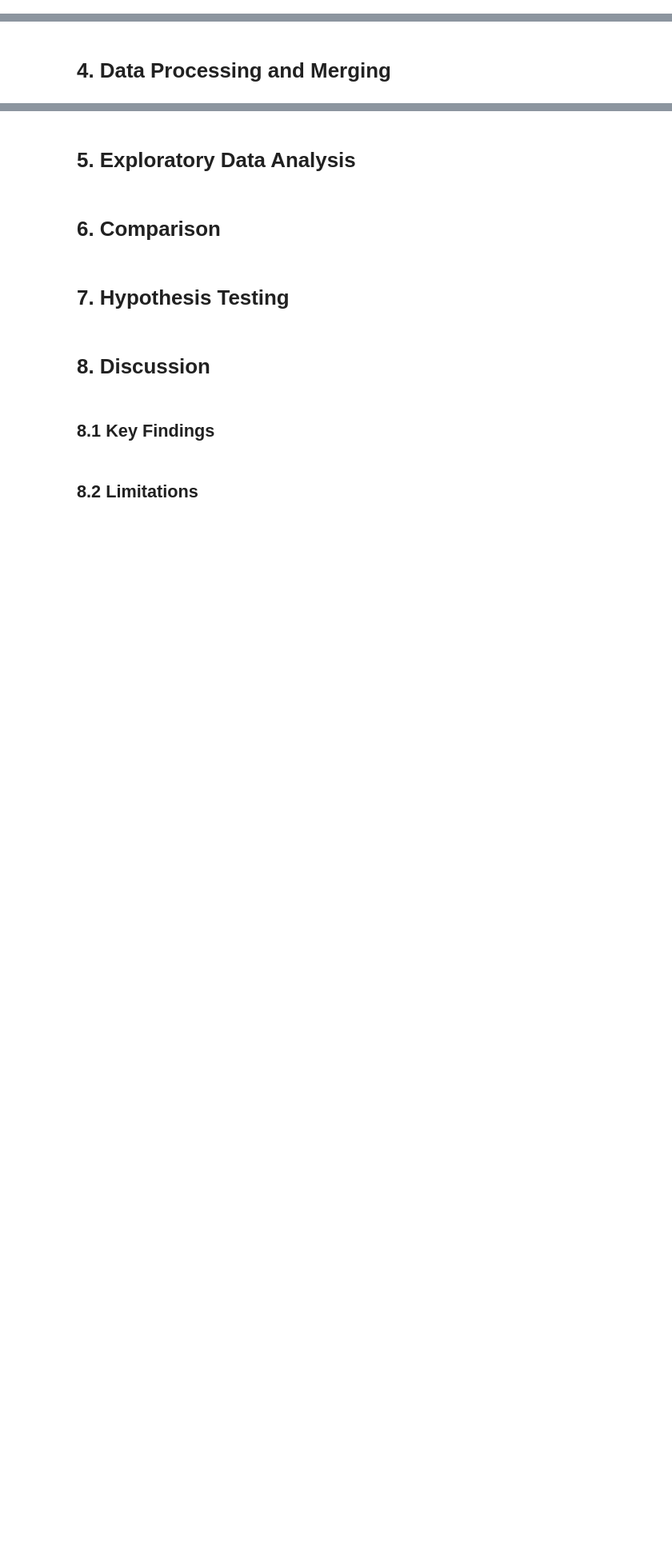
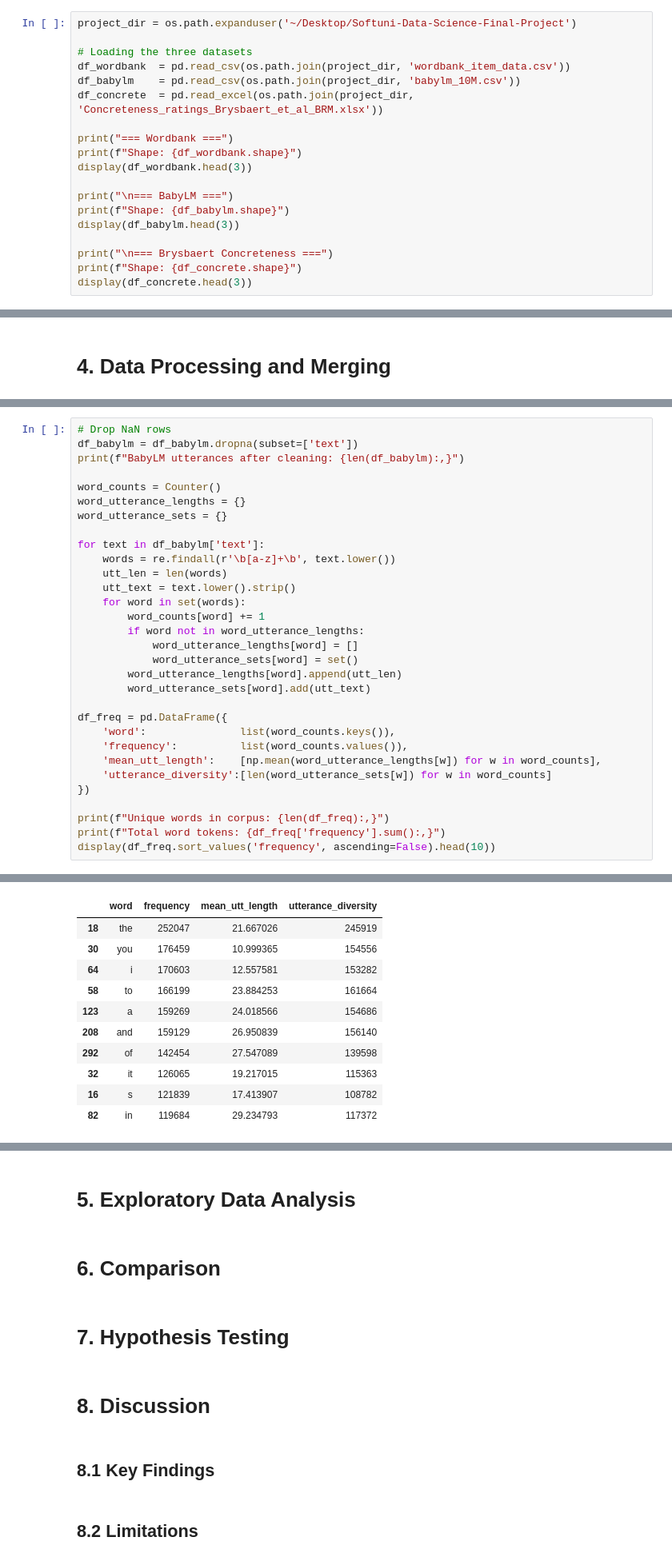
Before and after one commit to Slavena1/Softuni-Data-Science-Final-Project, a Jupyter notebook: SlavenaDataScienceProject.ipynb, the cells around one changed output, grey strips where cells are left out. Shown at 80% size. Cells and saved outputs as stored; diff of their text form; blank space fills up the shorter version.

```diff
--- a/SlavenaDataScienceProject.ipynb
+++ b/SlavenaDataScienceProject.ipynb
@@ -49,3 +58,22 @@ The Brysbaert et al.(2014) concreteness ratings dataset provides mean concretene
 Concreteness is included here as a third dimension precisely because it is a human cognitive property - it reflects the degree to which a word refers to something that can be perceived, touched, or pointed at. A language model has no access to concreteness in any direct sense, it can only infer it indirectly from the statistical patterns in text. By including concreteness alongside corpus frewuency, we can ask whether the properties a model can learn from text are sufficient to explain children's word learning, or ehether something beyond text is needed.
 # %% [markdown]
 ## 3.4 Loading the data
+# %%
+project_dir = os.path.expanduser('~/Desktop/Softuni-Data-Science-Final-Project')
+
+# Loading the three datasets
+df_wordbank  = pd.read_csv(os.path.join(project_dir, 'wordbank_item_data.csv'))
+df_babylm    = pd.read_csv(os.path.join(project_dir, 'babylm_10M.csv'))
+df_concrete  = pd.read_excel(os.path.join(project_dir, 'Concreteness_ratings_Brysbaert_et_al_BRM.xlsx'))
+
+print("=== Wordbank ===")
+print(f"Shape: {df_wordbank.shape}")
+display(df_wordbank.head(3))
+
+print("\n=== BabyLM ===")
+print(f"Shape: {df_babylm.shape}")
+display(df_babylm.head(3))
+
+print("\n=== Brysbaert Concreteness ===")
+print(f"Shape: {df_concrete.shape}")
+display(df_concrete.head(3))
@@ -53,0 +138,32 @@ Concreteness is included here as a third dimension precisely because it is a hum
+# %%
+# Drop NaN rows
+df_babylm = df_babylm.dropna(subset=['text'])
+print(f"BabyLM utterances after cleaning: {len(df_babylm):,}")
+
+word_counts = Counter()
+word_utterance_lengths = {}
+word_utterance_sets = {}
+
+for text in df_babylm['text']:
+    words = re.findall(r'\b[a-z]+\b', text.lower())
+    utt_len = len(words)
+    utt_text = text.lower().strip()
+    for word in set(words):
+        word_counts[word] += 1
+        if word not in word_utterance_lengths:
+            word_utterance_lengths[word] = []
+            word_utterance_sets[word] = set()
+        word_utterance_lengths[word].append(utt_len)
+        word_utterance_sets[word].add(utt_text)
+
+df_freq = pd.DataFrame({
+    'word':               list(word_counts.keys()),
+    'frequency':          list(word_counts.values()),
+    'mean_utt_length':    [np.mean(word_utterance_lengths[w]) for w in word_counts],
+    'utterance_diversity':[len(word_utterance_sets[w]) for w in word_counts]
+})
+
+print(f"Unique words in corpus: {len(df_freq):,}")
+print(f"Total word tokens: {df_freq['frequency'].sum():,}")
+display(df_freq.sort_values('frequency', ascending=False).head(10))
+# %% [output]
@@ -53,0 +173,11 @@ Concreteness is included here as a third dimension precisely because it is a hum
+|  | word | frequency | mean_utt_length | utterance_diversity |
+| 18 | the | 252047 | 21.667026 | 245919 |
+| 30 | you | 176459 | 10.999365 | 154556 |
+| 64 | i | 170603 | 12.557581 | 153282 |
+| 58 | to | 166199 | 23.884253 | 161664 |
+| 123 | a | 159269 | 24.018566 | 154686 |
+| 208 | and | 159129 | 26.950839 | 156140 |
+| 292 | of | 142454 | 27.547089 | 139598 |
+| 32 | it | 126065 | 19.217015 | 115363 |
+| 16 | s | 121839 | 17.413907 | 108782 |
+| 82 | in | 119684 | 29.234793 | 117372 |
```
Also changed, not shown: parts of 11 cells of this notebook.
